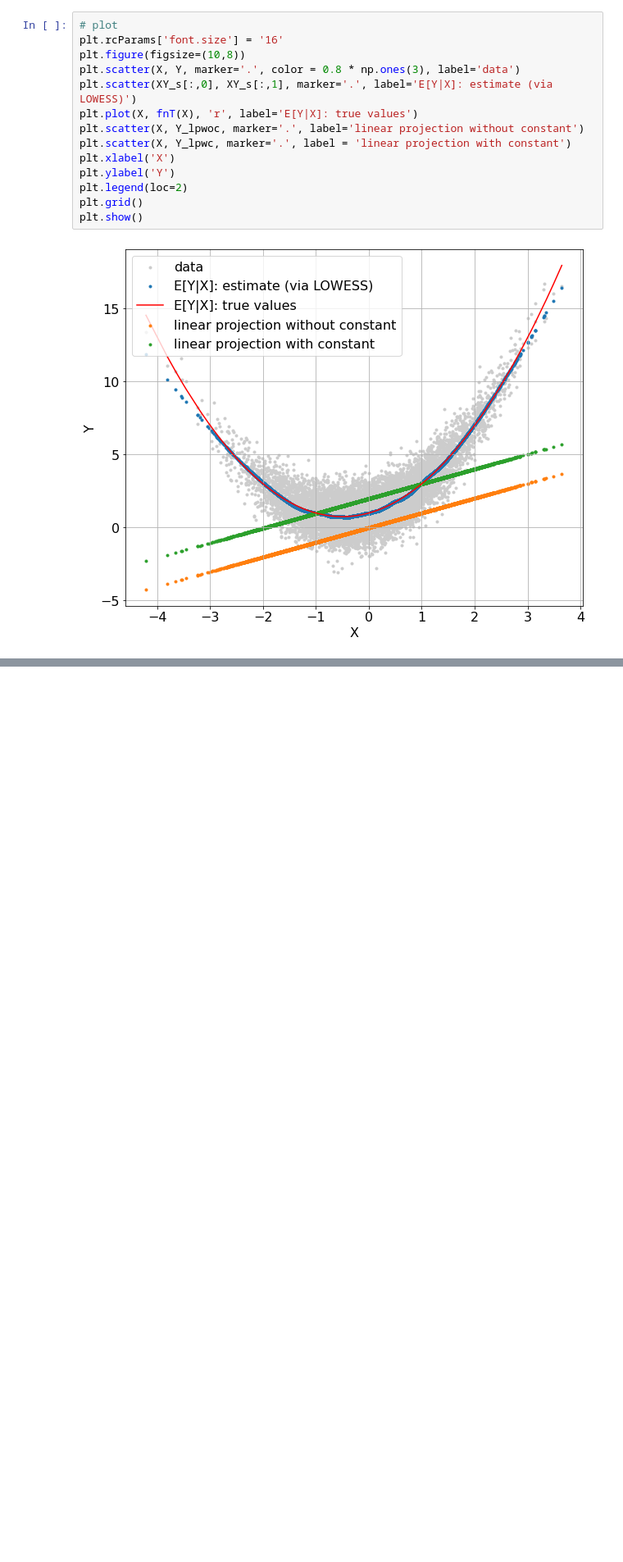
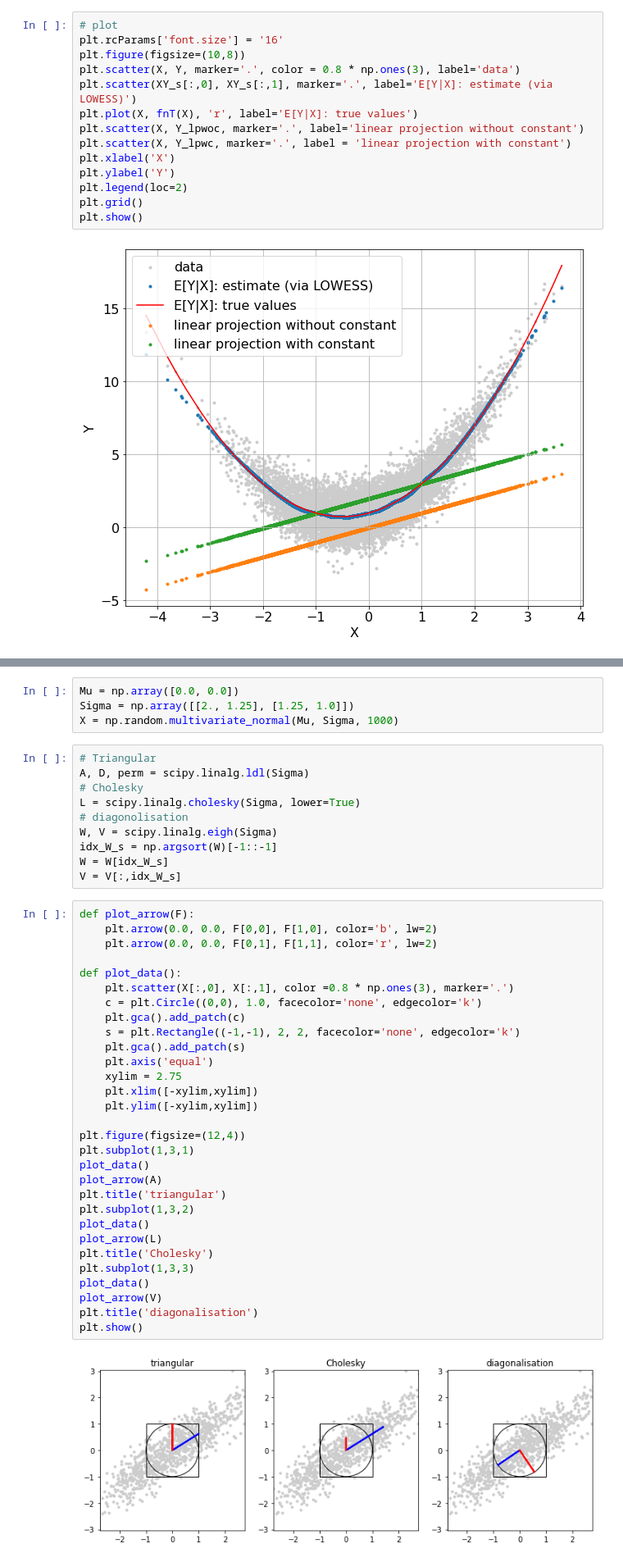
Before and after one commit to xyise/xyise, a Jupyter notebook: notebook/conditional_expectation/nb_conditional_expectation.ipynb, the cells around one changed output, grey strips where cells are left out. Shown: that part at 82% size. Cells and saved outputs as stored; diff of their text form; blank space fills up the shorter version.

```diff
--- a/notebook/conditional_expectation/nb_conditional_expectation.ipynb
+++ b/notebook/conditional_expectation/nb_conditional_expectation.ipynb
@@ -45,0 +75,46 @@ plt.show()
+# %%
+Mu = np.array([0.0, 0.0])
+Sigma = np.array([[2., 1.25], [1.25, 1.0]])
+X = np.random.multivariate_normal(Mu, Sigma, 1000)
+# %%
+# Triangular
+A, D, perm = scipy.linalg.ldl(Sigma)
+# Cholesky
+L = scipy.linalg.cholesky(Sigma, lower=True)
+# diagonolisation
+W, V = scipy.linalg.eigh(Sigma)
+idx_W_s = np.argsort(W)[-1::-1]
+W = W[idx_W_s]
+V = V[:,idx_W_s]
+# %%
+def plot_arrow(F):
+    plt.arrow(0.0, 0.0, F[0,0], F[1,0], color='b', lw=2)
+    plt.arrow(0.0, 0.0, F[0,1], F[1,1], color='r', lw=2)
+
+def plot_data():
+    plt.scatter(X[:,0], X[:,1], color =0.8 * np.ones(3), marker='.')
+    c = plt.Circle((0,0), 1.0, facecolor='none', edgecolor='k')
+    plt.gca().add_patch(c)
+    s = plt.Rectangle((-1,-1), 2, 2, facecolor='none', edgecolor='k')
+    plt.gca().add_patch(s)
+    plt.axis('equal')
+    xylim = 2.75
+    plt.xlim([-xylim,xylim])
+    plt.ylim([-xylim,xylim])
+
+plt.figure(figsize=(12,4))
+plt.subplot(1,3,1)
+plot_data()
+plot_arrow(A)
+plt.title('triangular')
+plt.subplot(1,3,2)
+plot_data()
+plot_arrow(L)
+plt.title('Cholesky')
+plt.subplot(1,3,3)
+plot_data()
+plot_arrow(V)
+plt.title('diagonalisation')
+plt.show()
+# %% [output]
+[figure, added]
```
Also changed, not shown: parts of 5 cells of this notebook, 36 other files.
